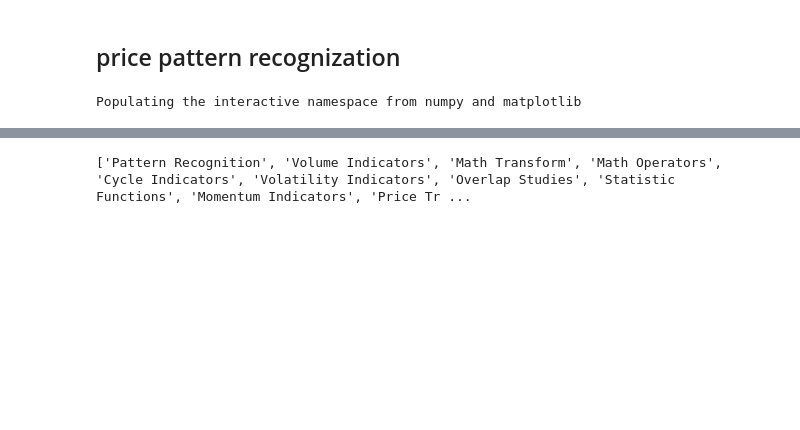
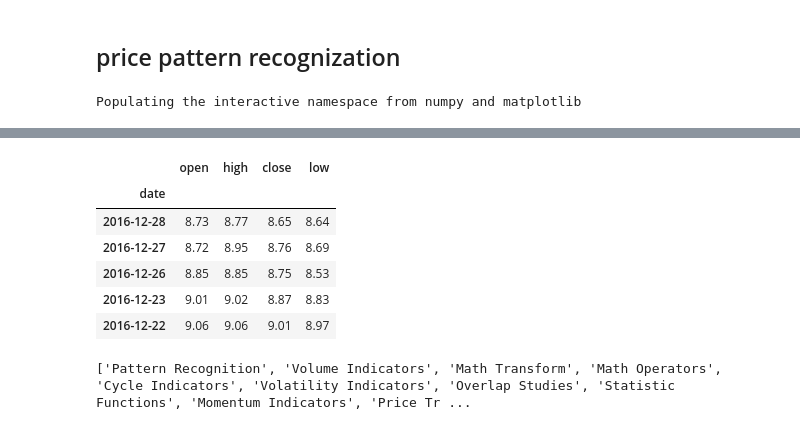
Before and after one commit to monchewharry/QuantSpeculation, a Jupyter notebook: note/7.3patternRecognization.ipynb, the cells around one changed output, grey strips where cells are left out. Drawn from its saved outputs; the diff is of its cells as text; code cells hidden in the pictures; blank space fills up the shorter version.

```diff
--- a/note/7.3patternRecognization.ipynb
+++ b/note/7.3patternRecognization.ipynb
@@ -25,5 +25,14 @@ df_ldkg.head()
 # %%
 ldkg = df_ldkg[['open','high','close','low']]#input for pattern recognization
+ldkg.head()
+# %% [output]
+|  | open | high | close | low |
+| date |  |  |  |  |
+| 2016-12-28 | 8.73 | 8.77 | 8.65 | 8.64 |
+| 2016-12-27 | 8.72 | 8.95 | 8.76 | 8.69 |
+| 2016-12-26 | 8.85 | 8.85 | 8.75 | 8.53 |
+| 2016-12-23 | 9.01 | 9.02 | 8.87 | 8.83 |
+| 2016-12-22 | 9.06 | 9.06 | 9.01 | 8.97 |
 # %%
 print talib.get_function_groups().keys()
 # %% [output]
```
Also changed, not shown: parts of 10 cells of this notebook, 3 other files.
